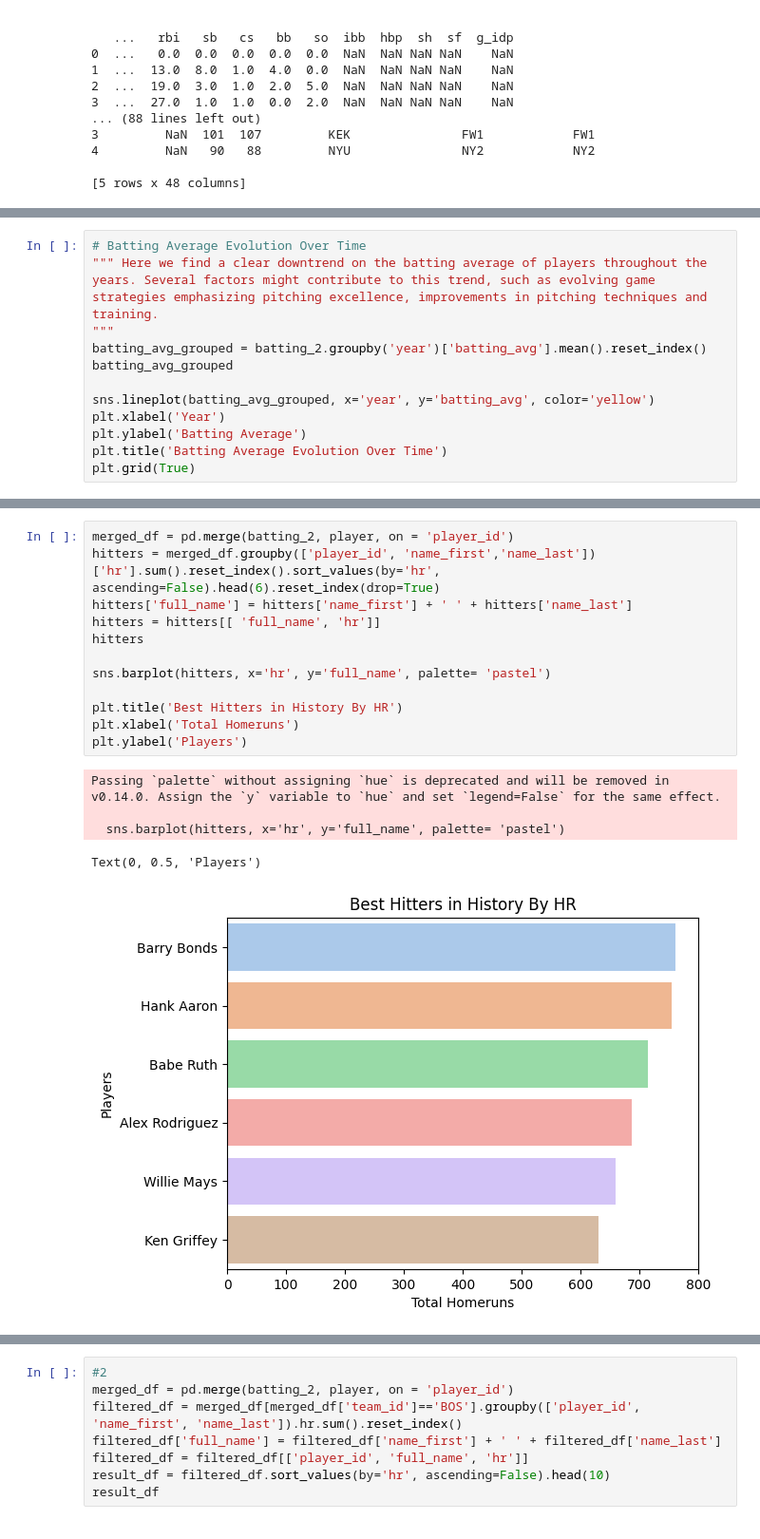
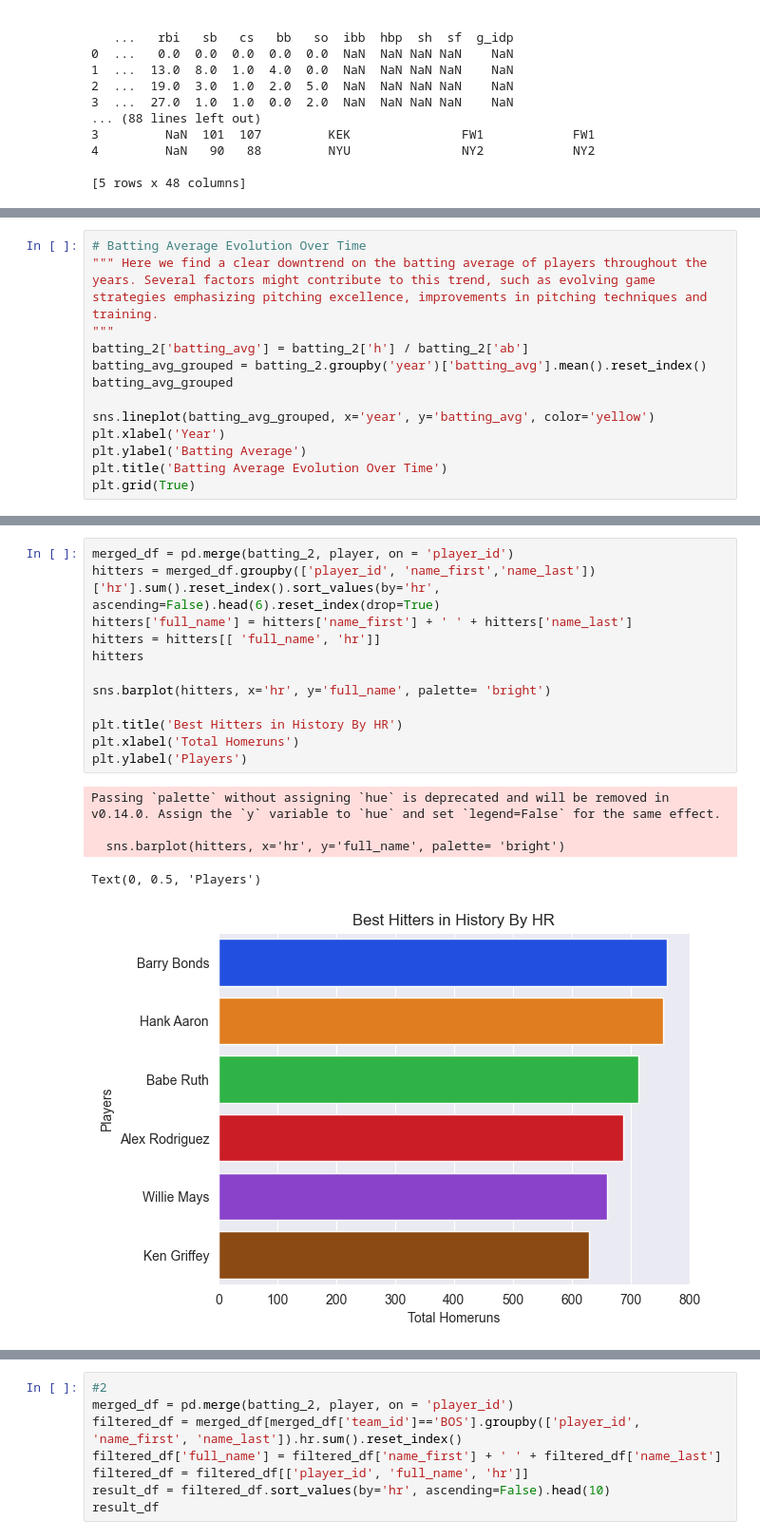
Before and after one commit to VicenteBlasini/MLB-Database-Analysis, a Jupyter notebook: Python/PruebasAndres.ipynb, the cells around one changed output, grey strips where cells are left out. Shown at 95% size. Cells and saved outputs as stored; diff of their text form.

```diff
--- a/Python/PruebasAndres.ipynb
+++ b/Python/PruebasAndres.ipynb
@@ -49,6 +48,7 @@ import seaborn as sns
 # Batting Average Evolution Over Time
 """ Here we find a clear downtrend on the batting average of players throughout the years. Several factors might contribute to this trend, such as evolving game strategies emphasizing pitching excellence, improvements in pitching techniques and training.
 """
+batting_2['batting_avg'] = batting_2['h'] / batting_2['ab']
 batting_avg_grouped = batting_2.groupby('year')['batting_avg'].mean().reset_index()
 batting_avg_grouped
 
@@ -77,21 +82,21 @@ plt.grid(True)
 # %%
 merged_df = pd.merge(batting_2, player, on = 'player_id')
 hitters = merged_df.groupby(['player_id', 'name_first','name_last'])['hr'].sum().reset_index().sort_values(by='hr', ascending=False).head(6).reset_index(drop=True)
 hitters['full_name'] = hitters['name_first'] + ' ' + hitters['name_last']
 hitters = hitters[[ 'full_name', 'hr']]
 hitters
 
-sns.barplot(hitters, x='hr', y='full_name', palette= 'pastel')
+sns.barplot(hitters, x='hr', y='full_name', palette= 'bright')
 
 plt.title('Best Hitters in History By HR')
 plt.xlabel('Total Homeruns')
 plt.ylabel('Players')
 # %% [output]
 Passing `palette` without assigning `hue` is deprecated and will be removed in v0.14.0. Assign the `y` variable to `hue` and set `legend=False` for the same effect.
 
-  sns.barplot(hitters, x='hr', y='full_name', palette= 'pastel')
+  sns.barplot(hitters, x='hr', y='full_name', palette= 'bright')
 Text(0, 0.5, 'Players')
-[figure, old version]
+[figure, new version]
 # %%
 merged_df = pd.merge(salary, fielding, on = 'player_id')
 filtered_df = merged_df[merged_df['year_y']>=2000].groupby('pos')['salary'].mean().reset_index()
```
Also changed, not shown: parts of 9 cells of this notebook, 1 other file.
